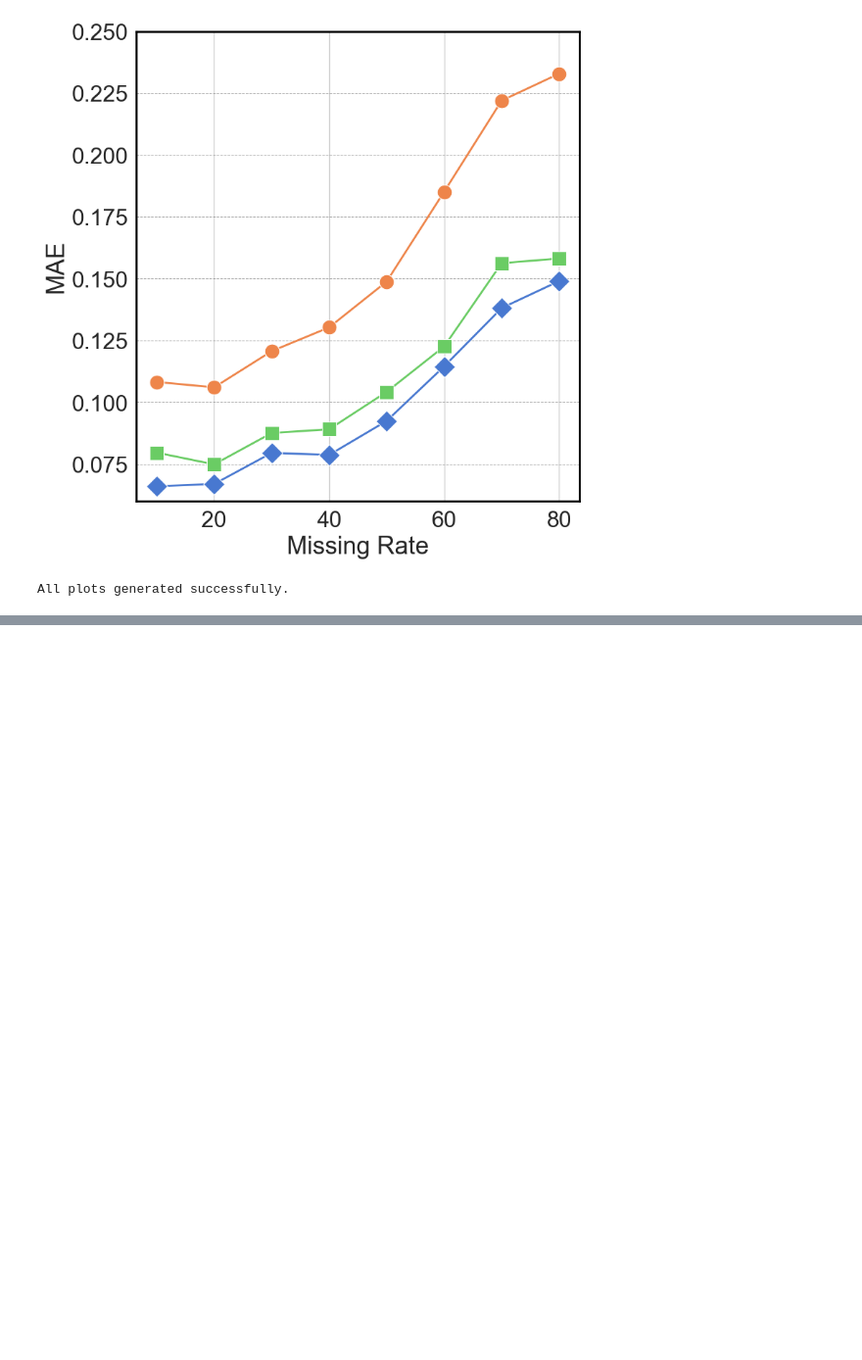
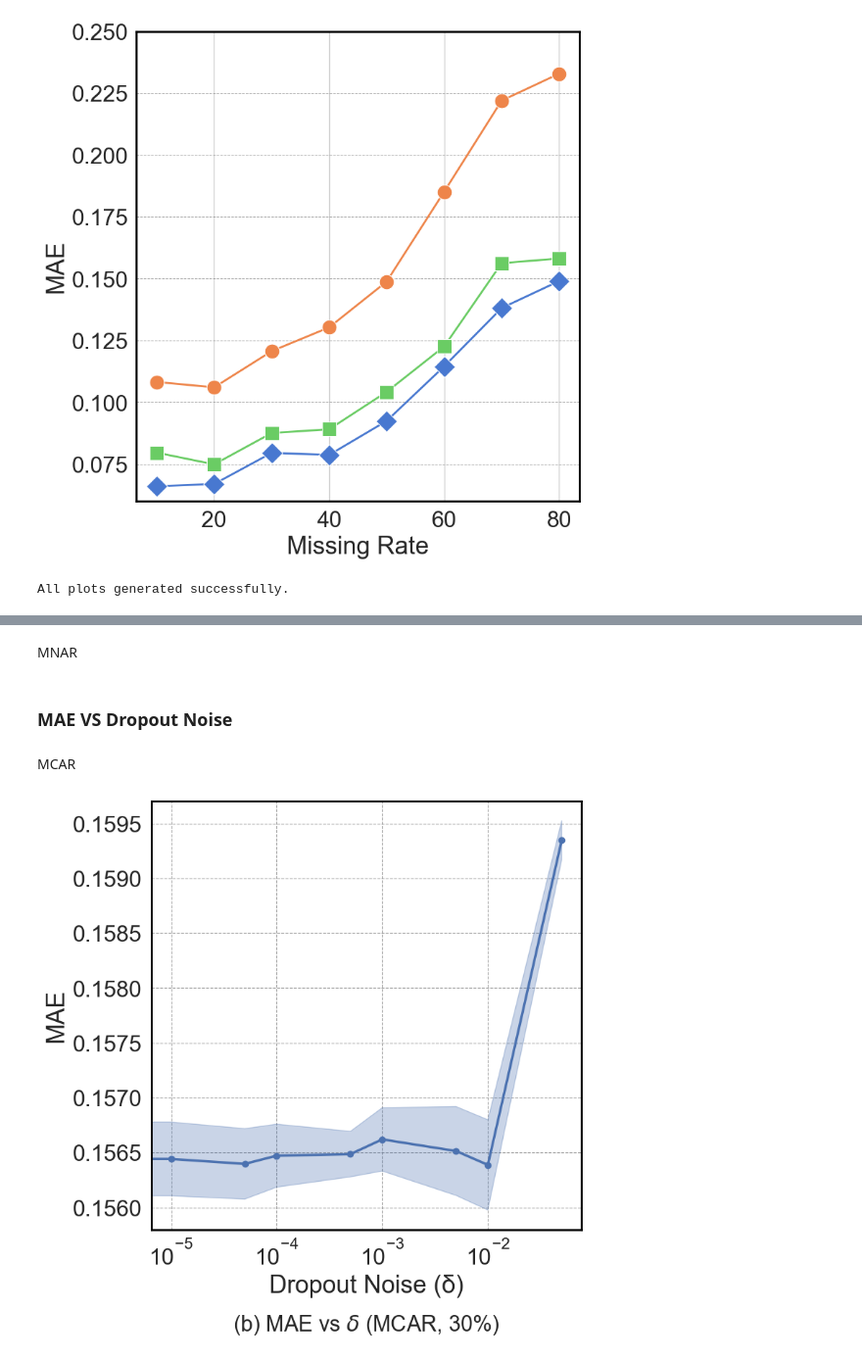
Before and after one commit to ZarinTahia/Confidence-Based-Active-Data-Imputation-via-Distribution-Matching-Regular-, a Jupyter notebook: Notebook/Wine.ipynb, the cells around one changed output, grey strips where cells are left out. Shown at 98% size. Saved outputs shown, nothing was run; the diff lists cells and outputs as text; code cells hidden in the pictures; blank space fills up the shorter version.

```diff
--- a/Notebook/Wine.ipynb
+++ b/Notebook/Wine.ipynb
@@ -2856,0 +2975,2 @@ plt.show()
+# %% [markdown]
+MNAR
@@ -2856,0 +3046,76 @@ plt.show()
+# %% [markdown]
+### MAE VS Dropout Noise
+# %% [markdown]
+MCAR
+# %%
+import matplotlib.pyplot as plt
+import seaborn as sns
+import pandas as pd
+import numpy as np
+from matplotlib.ticker import LogFormatterMathtext
+
+# Load the CSV
+df_dropout = pd.read_csv(r"C:\Users\zhossai3\Desktop\Active Imputation\active_imputation\Output\results\Wine_MCAR_DropoutNoise_MAE_Results.csv")
+df_dropout["DropoutNoise"] = pd.to_numeric(df_dropout["DropoutNoise"], errors='coerce')
+df_dropout["MAE"] = pd.to_numeric(df_dropout["MAE"], errors='coerce')
+df_dropout = df_dropout.dropna(subset=["DropoutNoise", "MAE"])
+
+# Dropout values to include
+dropOutNoises = [0.0, 0.00001, 0.00005, 0.0001, 0.0005,
+                 0.001, 0.005, 0.01, 0.05]
+
+# Filter and compute mean + std
+df_line = (
+    df_dropout[df_dropout["DropoutNoise"].isin(dropOutNoises)]
+    .groupby("DropoutNoise")["MAE"]
+    .agg(["mean", "std"])
+    .reset_index()
+    .sort_values("DropoutNoise")
+)
+
+# Plot styling
+sns.set(style="whitegrid", font_scale=1.2)
+plt.figure(figsize=(8, 8))
+
+# Line + shaded area
+plt.plot(
+    df_line["DropoutNoise"], df_line["mean"],
+    marker='o', color="#4c72b0", linewidth=2.5, markersize=6
+)
+plt.fill_between(
+    df_line["DropoutNoise"],
+    df_line["mean"] - df_line["std"],
+    df_line["mean"] + df_line["std"],
+    alpha=0.3,
+    color="#4c72b0"
+)
+
+# Log scale and scientific ticks
+plt.xscale("log")
+plt.gca().xaxis.set_major_formatter(LogFormatterMathtext())
+
+# Labels
+plt.xlabel("Dropout Noise (δ)", fontsize=25, labelpad=5)
+plt.ylabel("MAE", fontsize=25, labelpad=5)
+
+# Ticks and rotation
+plt.xticks(fontsize=23, rotation=0)
+plt.yticks(fontsize=23)
+
+# Grid and border
+plt.grid(True, linestyle='--', color='gray', linewidth=0.8, alpha=0.7)
+ax = plt.gca()
+for spine in ax.spines.values():
+    spine.set_visible(True)
+    spine.set_color('black')
+    spine.set_linewidth(2)
+
+
+plt.title(r"(b) MAE vs $\delta$ (MCAR, 30%)", fontsize=22, y=-0.25)
+
+# Save + show
+plt.tight_layout()
+plt.savefig(r"C:\Users\zhossai3\Desktop\Active Imputation\active_imputation\Output\Wine_MCAR_DropoutNoise_LogPlot.pdf", bbox_inches='tight')
+plt.show()
+# %% [output]
+[figure, added]
```
Also changed, not shown: parts of 42 cells of this notebook, 22 other files.
